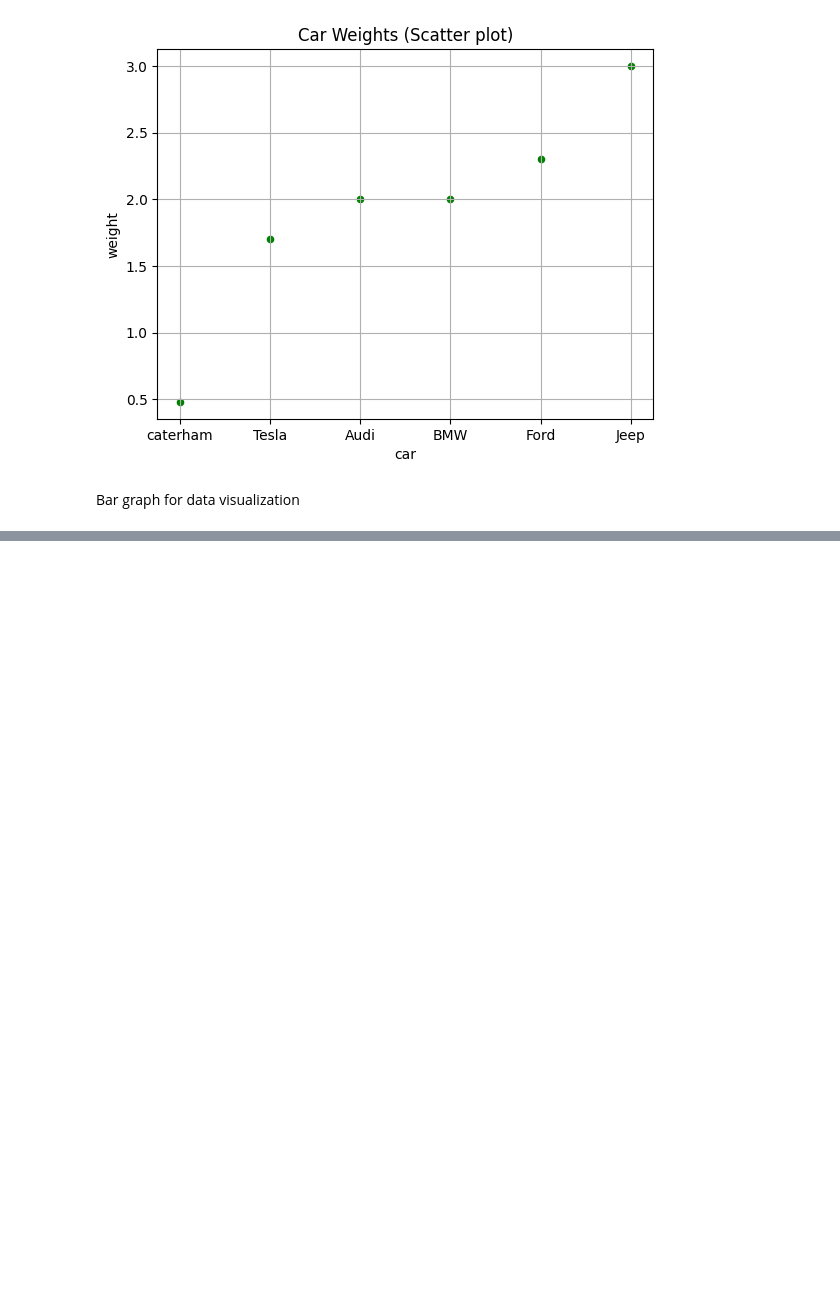
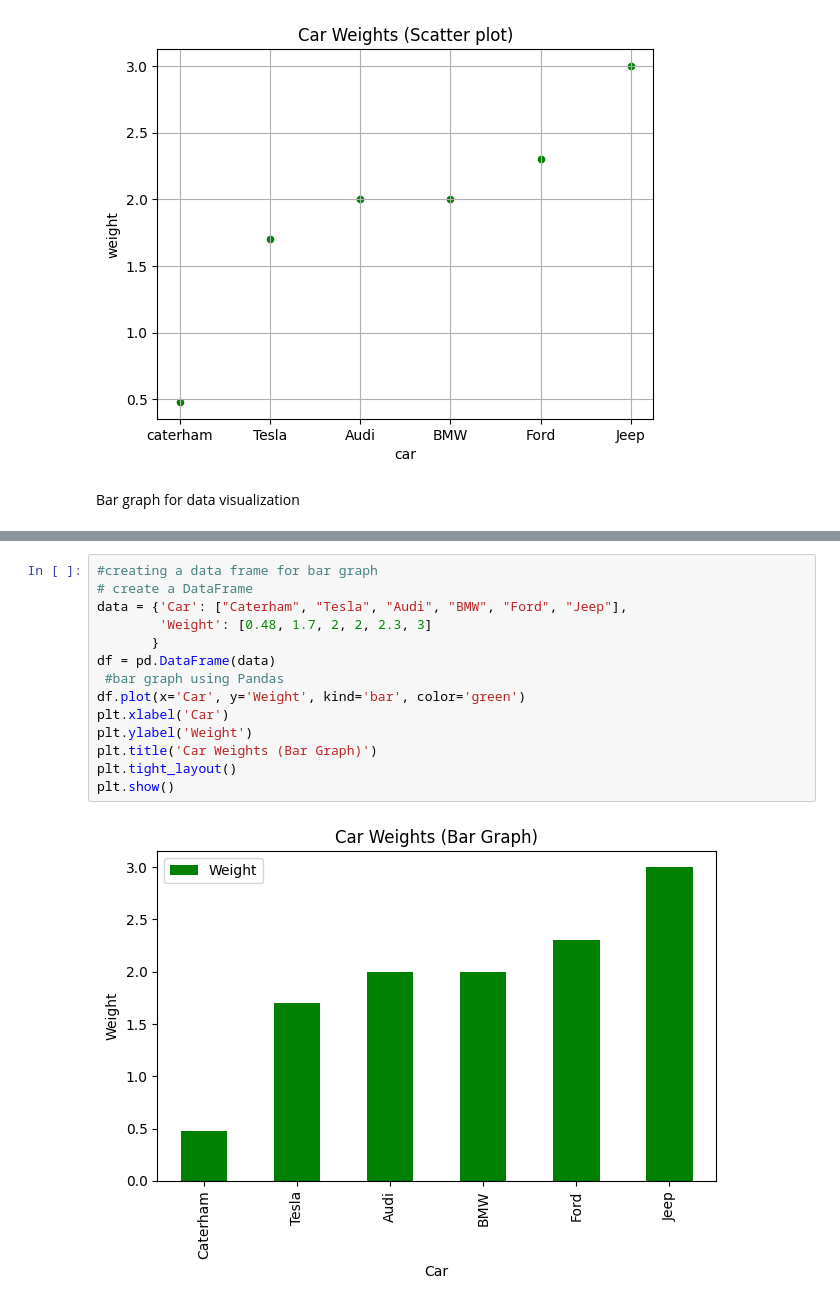
Before and after one commit to Imrkraghu/Rohit_AI_ML, a Jupyter notebook: Rohit_AI_ML/pandas/Data Visualization1/dvpractice.ipynb, the cells around one changed output, grey strips where cells are left out. Saved outputs shown, nothing was run; the diff lists cells and outputs as text; blank space fills up the shorter version.

Commit message:
finished pandas plot.pdf

```diff
--- a/Rohit_AI_ML/pandas/Data Visualization1/dvpractice.ipynb
+++ b/Rohit_AI_ML/pandas/Data Visualization1/dvpractice.ipynb
@@ -127,0 +125,16 @@ KeyError: ''
+# %%
+#creating a data frame for bar graph
+# create a DataFrame
+data = {'Car': ["Caterham", "Tesla", "Audi", "BMW", "Ford", "Jeep"],
+        'Weight': [0.48, 1.7, 2, 2, 2.3, 3]
+       }
+df = pd.DataFrame(data)
+ #bar graph using Pandas
+df.plot(x='Car', y='Weight', kind='bar', color='green')
+plt.xlabel('Car')
+plt.ylabel('Weight')
+plt.title('Car Weights (Bar Graph)')
+plt.tight_layout()
+plt.show()
+# %% [output]
+[figure, added]
```
Also changed, not shown: parts of 1 cell of this notebook.
